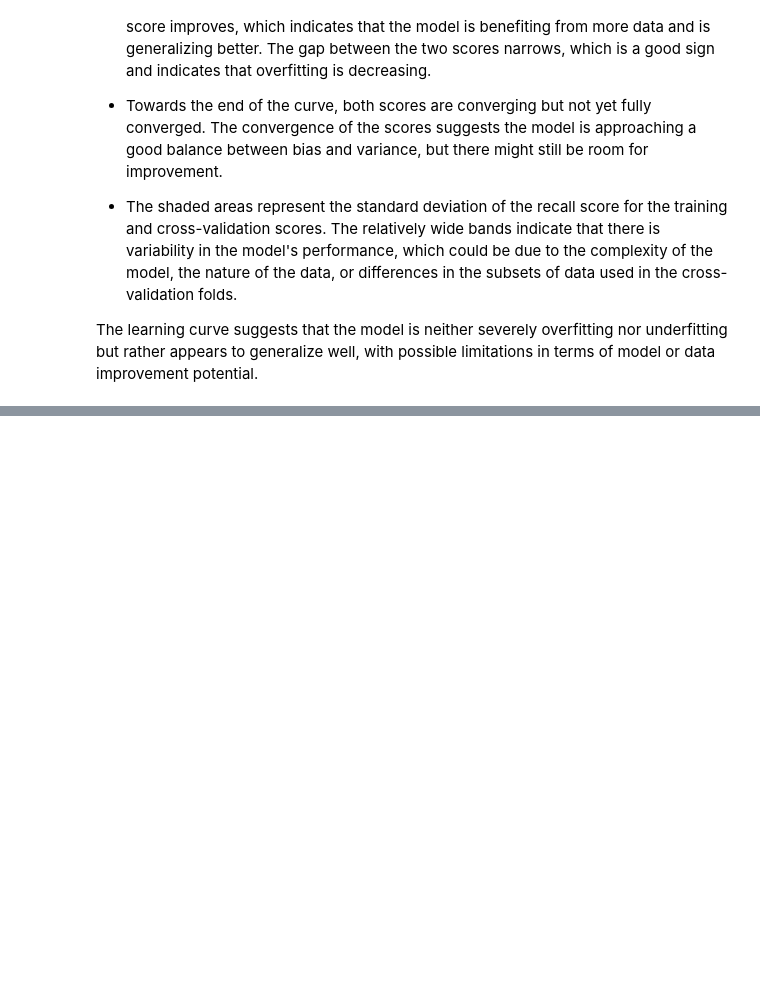
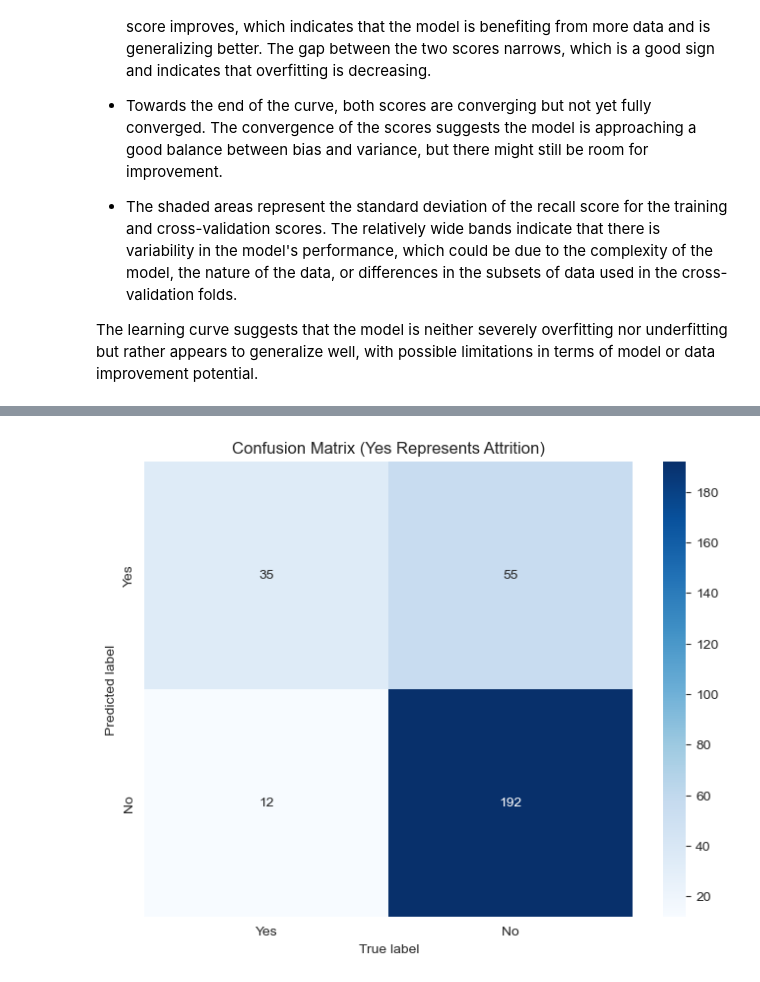
Before and after one commit to yzysnake/Data_Mining_Principles, a Jupyter notebook: Group Project/GroupProject.ipynb, the cells around one changed output, grey strips where cells are left out. Saved outputs shown, nothing was run; the diff lists cells and outputs as text; code cells hidden in the pictures; blank space fills up the shorter version.

```diff
--- a/Group Project/GroupProject.ipynb
+++ b/Group Project/GroupProject.ipynb
@@ -568,0 +614,14 @@ F1 Score: 0.5147058823529412
+# %%
+# Initialize the model with best parameters
+best_SVM_model = SVC(C=0.1, kernel='linear', gamma= 'scale', class_weight='balanced')
+
+X_train, X_test, y_train, y_test = train_test_split(X, y, test_size=0.2, random_state=66, stratify=y)
+
+# Train the model
+best_SVM_model.fit(X_train, y_train)
+# Get the prediction
+y_pred = best_SVM_model.predict(X_test)
+# %%
+plot_confusion_matrix(y_test, y_pred)
+# %% [output]
+[figure, added]
```
Also changed, not shown: parts of 32 cells of this notebook, 1 other file.
